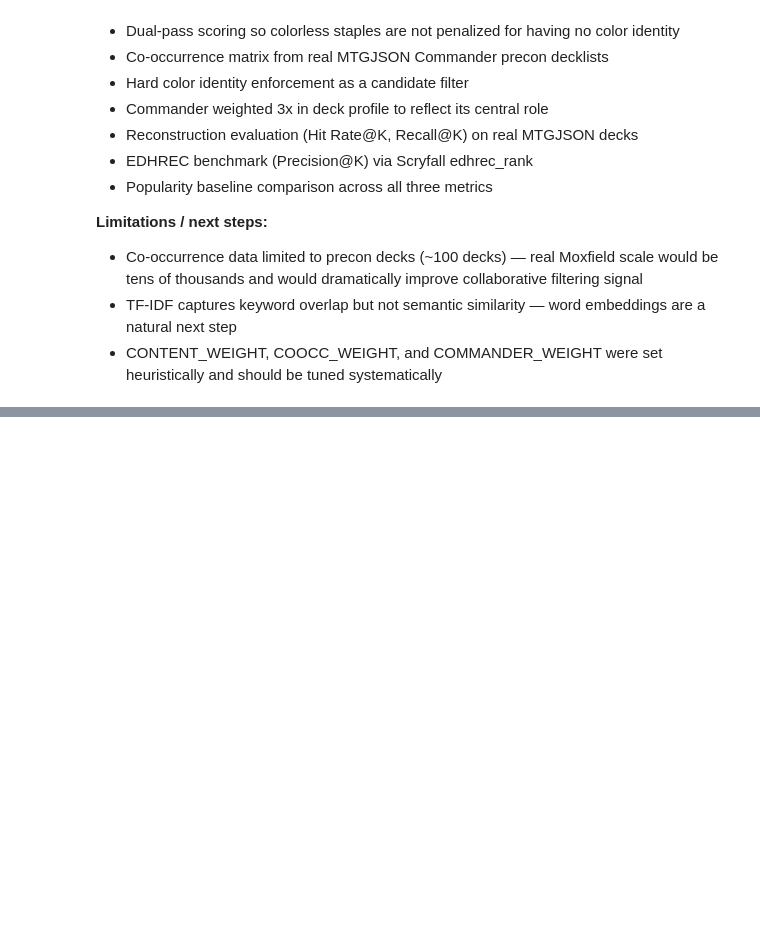
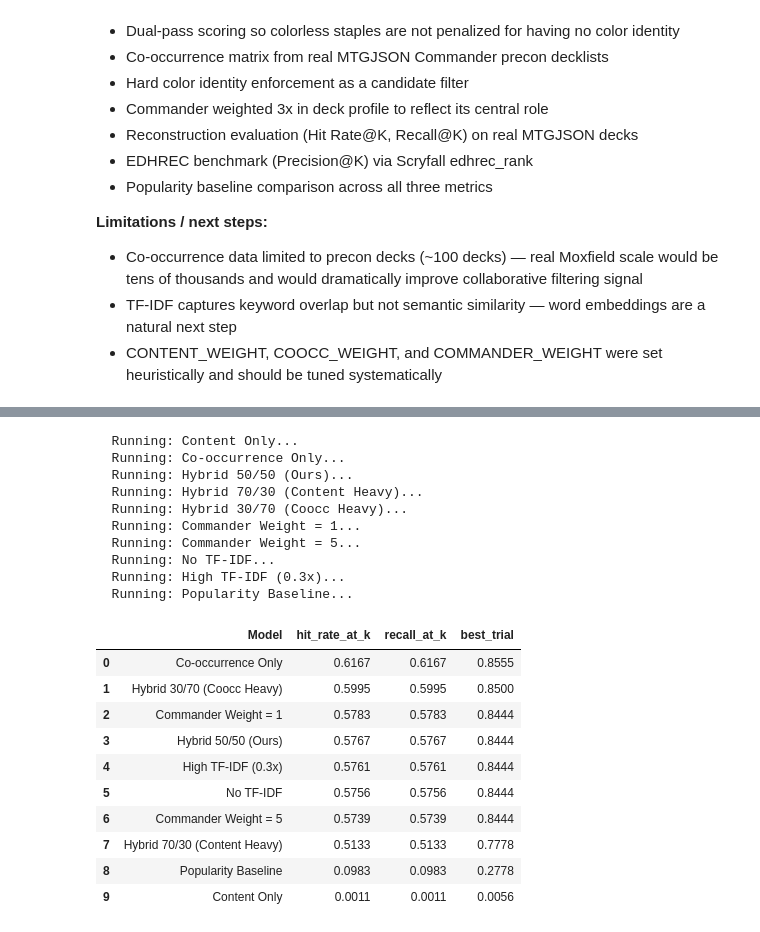
Before and after one commit to bnolan223/mtg-commander-recommender, a Jupyter notebook: notebooks/03_recommender_system.ipynb, the cells around one changed output, grey strips where cells are left out. Saved outputs shown, nothing was run; the diff lists cells and outputs as text; code cells hidden in the pictures; blank space fills up the shorter version.

```diff
--- a/notebooks/03_recommender_system.ipynb
+++ b/notebooks/03_recommender_system.ipynb
@@ -707,0 +766,63 @@ plt.show()
+# %%
+EXPERIMENTS = [
+    ('Content Only',1.0, 0.0, 3, 0.15),
+    ('Co-occurrence Only',0.0, 1.0,  3, 0.15),
+    ('Hybrid 50/50 (Ours)', 0.5, 0.5,  3, 0.15),
+    ('Hybrid 70/30 (Content Heavy)', 0.7, 0.3, 3, 0.15),
+    ('Hybrid 30/70 (Coocc Heavy)', 0.3, 0.7, 3, 0.15),
+    ('Commander Weight = 1',0.5, 0.5,  1, 0.15),
+    ('Commander Weight = 5', 0.5, 0.5, 5, 0.15),
+    ('No TF-IDF', 0.5, 0.5, 3, 0.0),
+    ('High TF-IDF (0.3x)',0.5, 0.5, 3, 0.3),
+    ('Popularity Baseline',None, None, None, None),
+]
+
+K=20
+N_TRIALS=10
+SEED=42
+
+results = []
+
+for label, cw, ow, cmw, tw in EXPERIMENTS:
+    print(f'  Running: {label}...')
+    fn = recommend_cards_baseline if label == 'Popularity Baseline' \
+         else build_recommend_fn(cw, ow, cmw, tw)
+    res = reconstruction_evaluation(eval_decks, fn, k=K, n_trials=N_TRIALS, seed=SEED)
+    agg = res[res['deck_name'] == 'AGGREGATE']
+    if not agg.empty:
+        results.append({
+            'Model':label,
+            'content_w':cw,
+            'coocc_w': ow,
+            'commander_w':cmw,
+            'tfidf_w':tw,
+            'hit_rate_at_k': agg['hit_rate_at_k'].values[0],
+            'recall_at_k': agg['recall_at_k'].values[0],
+            'best_trial': agg['best_trial'].values[0]
+        })
+
+results_df = pd.DataFrame(results).sort_values('hit_rate_at_k', ascending=False).reset_index(drop=True)
+
+display(results_df[['Model', 'hit_rate_at_k', 'recall_at_k', 'best_trial']])
+# %% [output]
+  Running: Content Only...
+  Running: Co-occurrence Only...
+  Running: Hybrid 50/50 (Ours)...
+  Running: Hybrid 70/30 (Content Heavy)...
+  Running: Hybrid 30/70 (Coocc Heavy)...
+  Running: Commander Weight = 1...
+  Running: Commander Weight = 5...
+  Running: No TF-IDF...
+  Running: High TF-IDF (0.3x)...
+  Running: Popularity Baseline...
+|  | Model | hit_rate_at_k | recall_at_k | best_trial |
+| 0 | Co-occurrence Only | 0.6167 | 0.6167 | 0.8555 |
+| 1 | Hybrid 30/70 (Coocc Heavy) | 0.5995 | 0.5995 | 0.8500 |
+| 2 | Commander Weight = 1 | 0.5783 | 0.5783 | 0.8444 |
+| 3 | Hybrid 50/50 (Ours) | 0.5767 | 0.5767 | 0.8444 |
+| 4 | High TF-IDF (0.3x) | 0.5761 | 0.5761 | 0.8444 |
+| 5 | No TF-IDF | 0.5756 | 0.5756 | 0.8444 |
+| 6 | Commander Weight = 5 | 0.5739 | 0.5739 | 0.8444 |
+| 7 | Hybrid 70/30 (Content Heavy) | 0.5133 | 0.5133 | 0.7778 |
+| 8 | Popularity Baseline | 0.0983 | 0.0983 | 0.2778 |
+| 9 | Content Only | 0.0011 | 0.0011 | 0.0056 |
```
Also changed, not shown: parts of 5 cells of this notebook.
